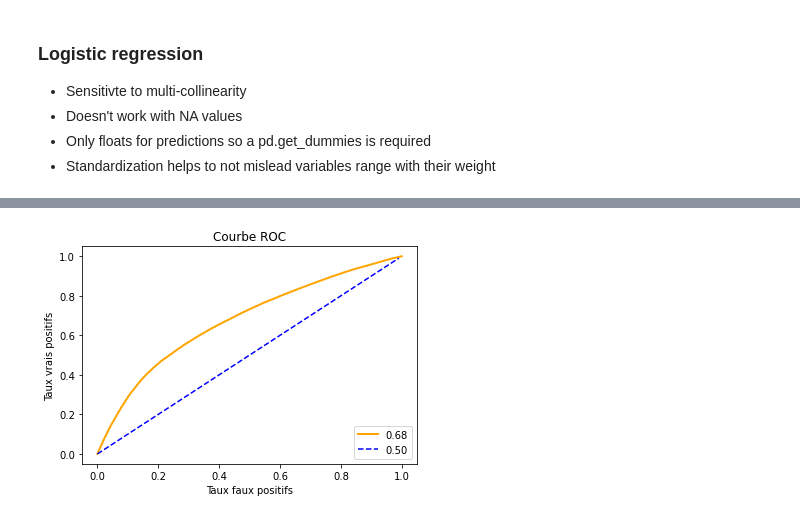
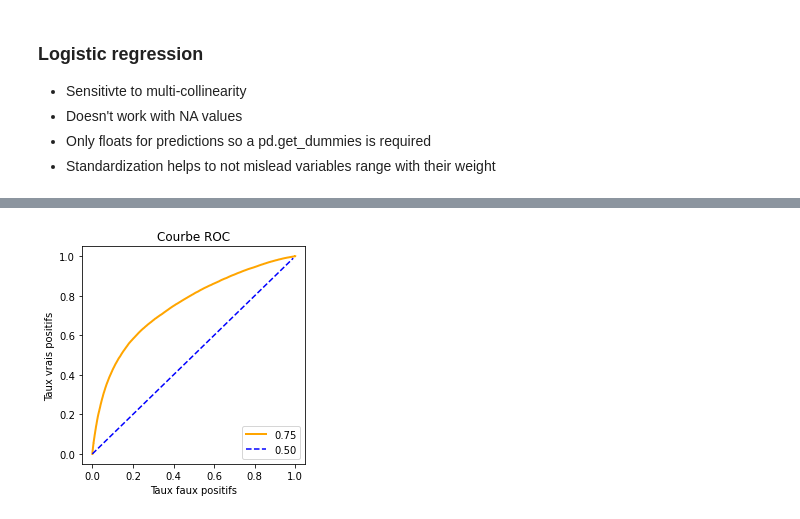
Before and after one commit to YacineHajjiDataScientist/20220814_dsProject, a Jupyter notebook: 20220821_projectDS.ipynb, the cells around one changed output, grey strips where cells are left out. Drawn from its saved outputs; the diff is of its cells as text; code cells hidden in the pictures.

```diff
--- a/20220821_projectDS.ipynb
+++ b/20220821_projectDS.ipynb
@@ -2195,0 +2285,24 @@ sns.heatmap(resMatrixPool, ax=ax);
+# %%
+### Modifying index
+dfPool = dfPool.set_index('Num_Acc')
+# %%
+##### DataFrame for ML
+### Variables selection
+dfPoolML = dfPool[[
+                        # Variable à expliquer
+                    'gravGrp_2_34',
+
+                        # Variables explicatives
+                    'choc_cote', 'ageMeanConductors', 'num_veh',
+                    'prof', 'planGrp', 'surf', 'atm',
+                    'vospGrp',
+                    'catv_EPD_exist', 'catv_PL_exist',
+                    'trajet_coursesPromenade_conductor',
+                    'sexe_male_conductor', 'sexe_female_conductor',
+                    'intGrp', 'catv_train_exist', 'infra', 'catr', 'hourGrp', 'lum', 'circ', 'nbvGrp',
+                    'catv_2_roues_exist', 'col', 'obsGrp', 'situ', 'populationGrp',
+                    'mois_label', 'dateFerieAndWeekend', 'dateFerie',
+                    'etatpGrp_pieton_alone', 'locpGrp_pieton_1', 'locpGrp_pieton_3', 'locpGrp_pieton_6']]
+
+### Removing NA values
+dfPoolMLCCA = dfPoolML.dropna()
@@ -2242,6 +2367,6 @@ max(dfPoolML2_34noCorrNoNA.isnull().sum() * 100 / len(dfPoolML2_34noCorrNoNA))
 - Works with NA values
 # %%
 # Defining target and features
-target_xgb = dfPoolML2_34.gravGrp_2_34
-features = dfPoolML2_34.drop('gravGrp_2_34', axis=1)
+target_xgb = dfPoolMLCCA.gravGrp_2_34
+features = dfPoolMLCCA.drop('gravGrp_2_34', axis=1)
 features_matrix = pd.get_dummies(features, drop_first=True)
@@ -2408,8 +2587,8 @@ RMSE test : 0.430283
 - Standardization helps to not mislead variables range with their weight
 # %%
 # Defining target and features
-target_lr = dfPoolML2_34noCorrNoNA.gravGrp_2_34
-features_lr = dfPoolML2_34noCorrNoNA.drop('gravGrp_2_34', axis=1)
+target_lr = dfPoolMLCCA.gravGrp_2_34
+features_lr = dfPoolMLCCA.drop('gravGrp_2_34', axis=1)
 features_matrix_lr = pd.get_dummies(features_lr, drop_first=True)
 # %%
 ### Splitting into train & test
@@ -2499,10 +2677,11 @@ roc_auc
 # %%
 # ROC curve
+plt.figure(figsize=(4, 4))
 plt.plot(fpr, tpr, color='orange', lw=2, label=round(roc_auc, 2))
 plt.plot(np.arange(0, 1, 0.01), np.arange(0, 1, 0.01), 'b--', label='0.50')
 plt.ylabel('Taux vrais positifs')
 plt.xlabel('Taux faux positifs')
 plt.title('Courbe ROC')
 plt.legend(loc='lower right');
 # %% [output]
-[figure, old version]
+[figure, new version]
```
Also changed, not shown: parts of 46 cells of this notebook, 1 other file.
